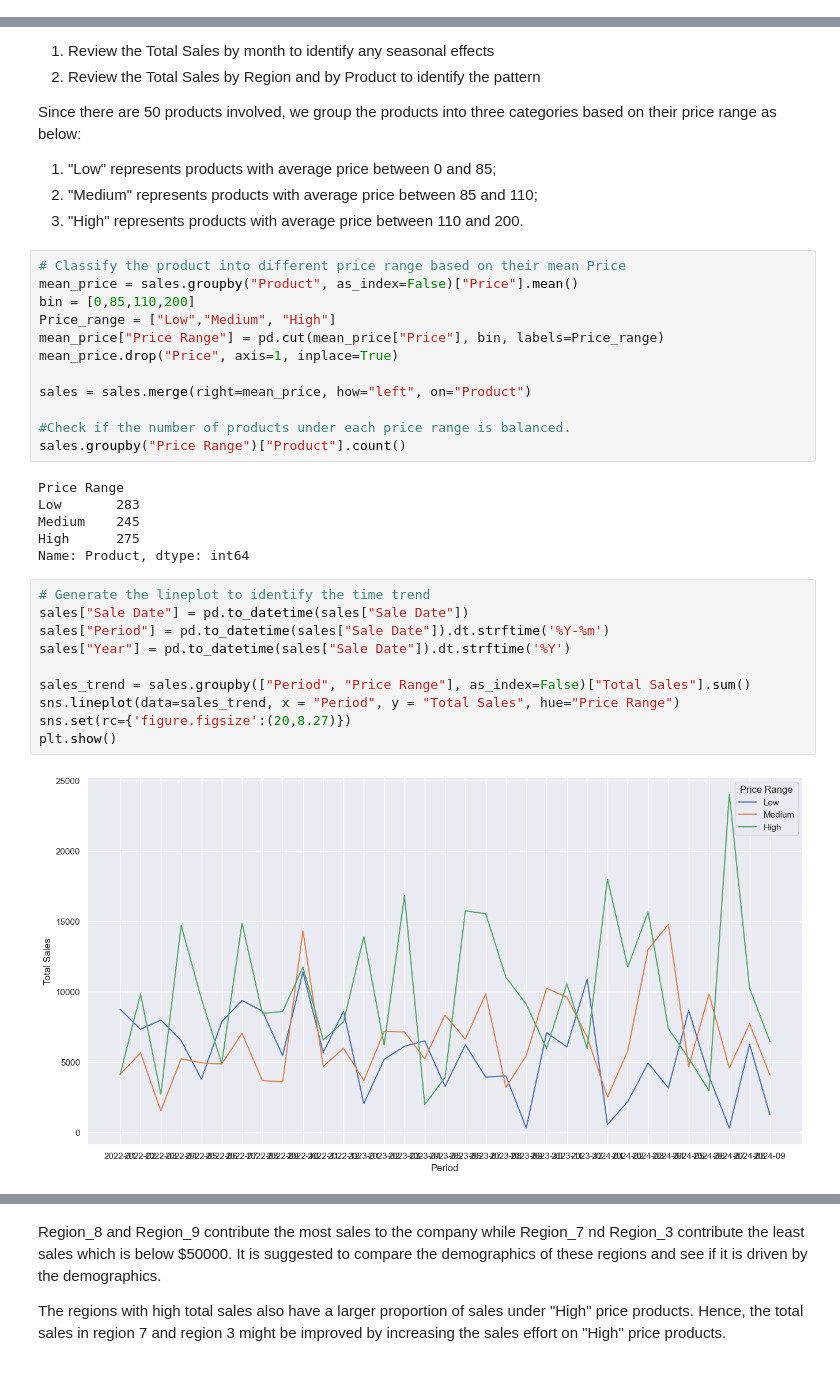
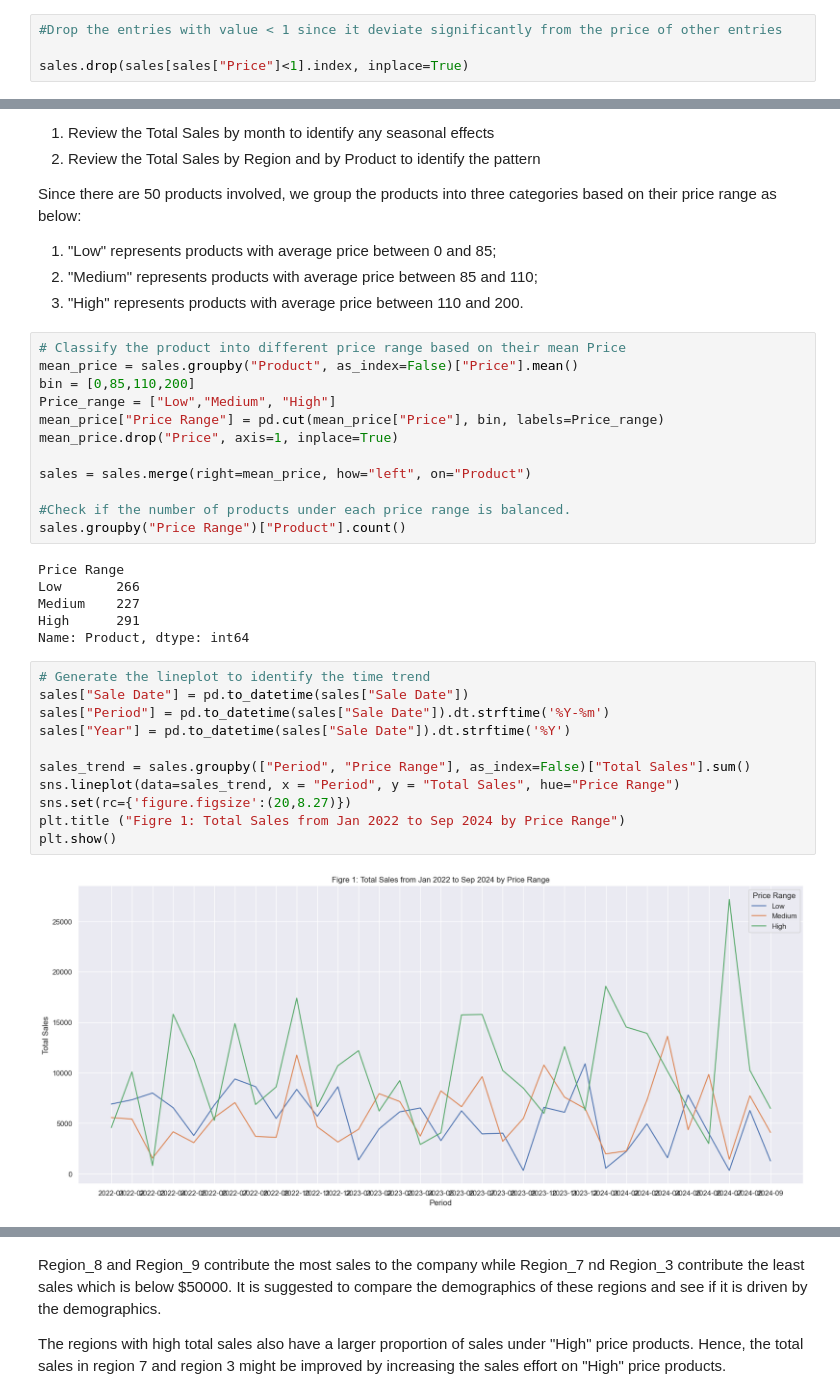
Before and after one commit to chihang1224/schulich_data_science, a Jupyter notebook: Assignment_1/Assignment_1_DickTse.ipynb, the cells around one changed output, grey strips where cells are left out. Drawn from its saved outputs; the diff is of its cells as text.

```diff
--- a/Assignment_1/Assignment_1_DickTse.ipynb
+++ b/Assignment_1/Assignment_1_DickTse.ipynb
@@ -164,3 +195,7 @@ memory usage: 40.0+ KB
+# %%
+#Drop the entries with value < 1 since it deviate significantly from the price of other entries
+
+sales.drop(sales[sales["Price"]<1].index, inplace=True)
 # %%
 # plot the histogram
 sales.hist()
@@ -233,19 +268,20 @@ sales = sales.merge(right=mean_price, how="left", on="Product")
 sales.groupby("Price Range")["Product"].count()
 # %% [output]
 Price Range
-Low       283
-Medium    245
-High      275
+Low       266
+Medium    227
+High      291
 Name: Product, dtype: int64
 # %%
 # Generate the lineplot to identify the time trend
 sales["Sale Date"] = pd.to_datetime(sales["Sale Date"])
 sales["Period"] = pd.to_datetime(sales["Sale Date"]).dt.strftime('%Y-%m')
 sales["Year"] = pd.to_datetime(sales["Sale Date"]).dt.strftime('%Y')
 
 sales_trend = sales.groupby(["Period", "Price Range"], as_index=False)["Total Sales"].sum()
 sns.lineplot(data=sales_trend, x = "Period", y = "Total Sales", hue="Price Range")
 sns.set(rc={'figure.figsize':(20,8.27)})
+plt.title ("Figre 1: Total Sales from Jan 2022 to Sep 2024 by Price Range")
 plt.show()
 # %% [output]
-[figure, old version]
+[figure, new version]
```
Also changed, not shown: parts of 11 cells of this notebook.
